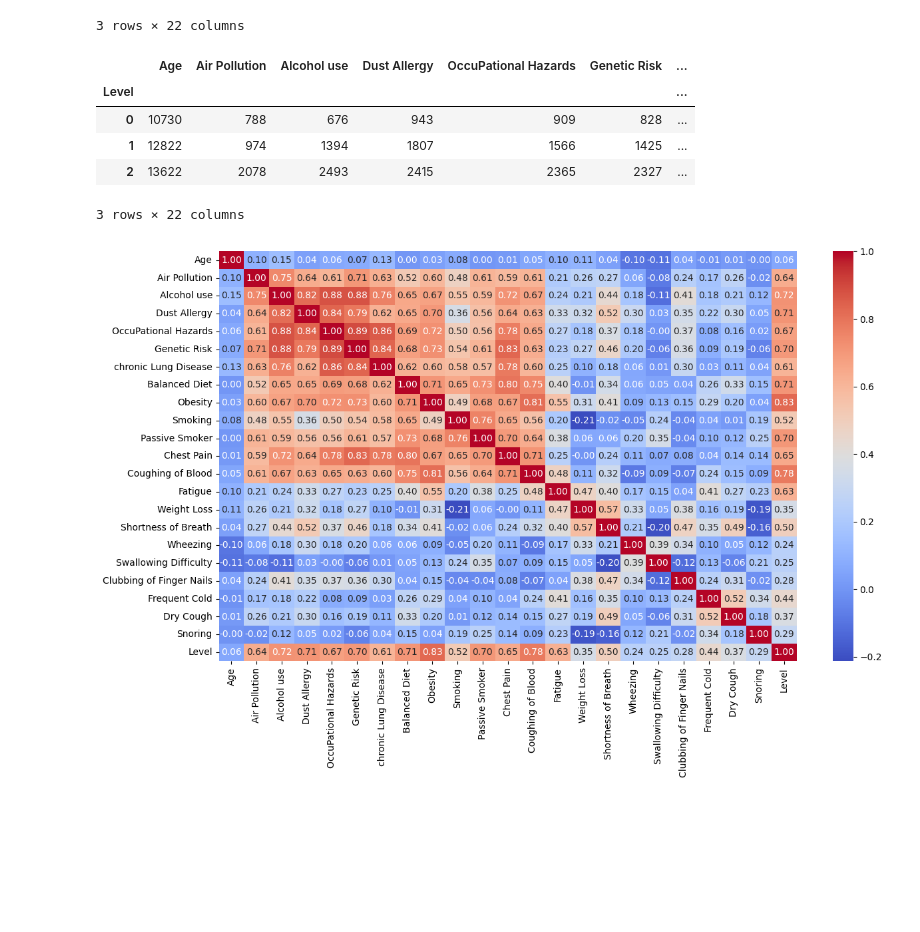
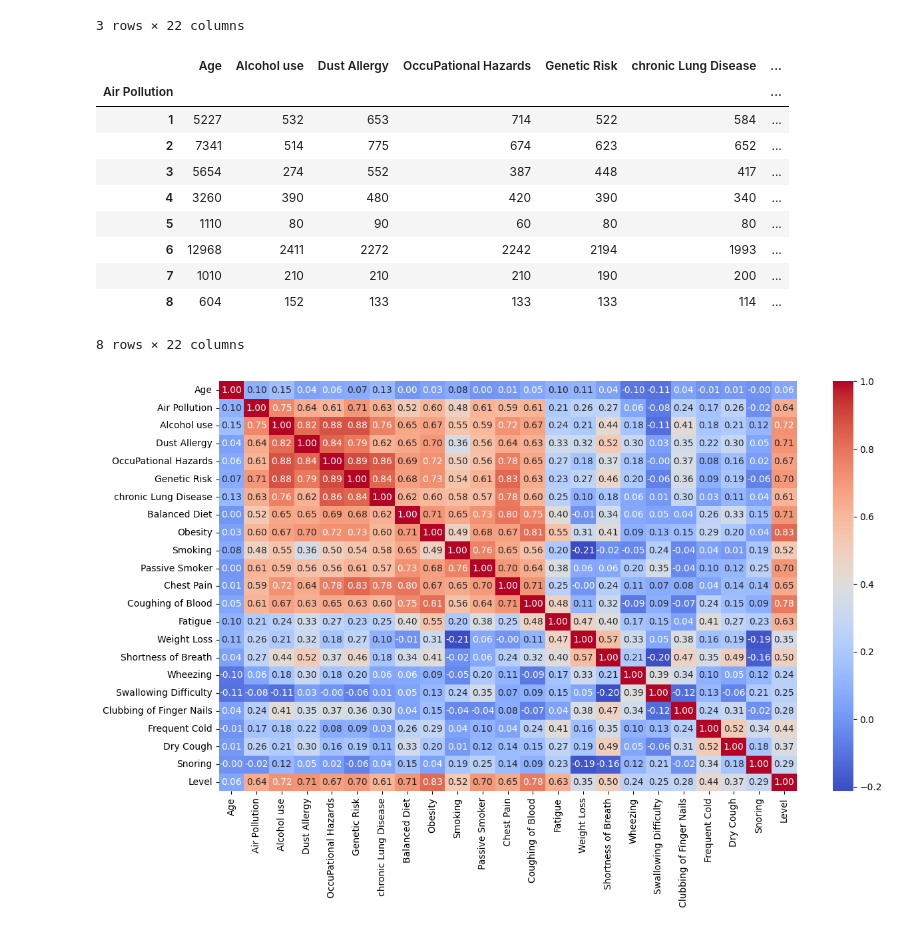
Before and after one commit to yhw1737/LungCancerPrediction, a Jupyter notebook: cancer.ipynb, the cells around one changed output. Cells and saved outputs as stored; diff of their text form; code cells hidden in the pictures; blank space fills up the shorter version.

```diff
--- a/cancer.ipynb
+++ b/cancer.ipynb
@@ -48,14 +49,19 @@ df.groupby('Level').var()
 | 2 | 115.009604 | 1.625365 | 1.339199 | 0.841487 | 0.964549 | 0.674665 | ... |
 3 rows × 22 columns
 # %%
-df.groupby('Level').sum()
+df.groupby('Air Pollution').sum()
 # %% [output]
-|  | Age | Air Pollution | Alcohol use | Dust Allergy | OccuPational Hazards | Genetic Risk | ... |
-| Level |  |  |  |  |  |  | ... |
-| 0 | 10730 | 788 | 676 | 943 | 909 | 828 | ... |
-| 1 | 12822 | 974 | 1394 | 1807 | 1566 | 1425 | ... |
-| 2 | 13622 | 2078 | 2493 | 2415 | 2365 | 2327 | ... |
+|  | Age | Alcohol use | Dust Allergy | OccuPational Hazards | Genetic Risk | chronic Lung Disease | ... |
+| Air Pollution |  |  |  |  |  |  | ... |
+| 1 | 5227 | 532 | 653 | 714 | 522 | 584 | ... |
+| 2 | 7341 | 514 | 775 | 674 | 623 | 652 | ... |
+| 3 | 5654 | 274 | 552 | 387 | 448 | 417 | ... |
+| 4 | 3260 | 390 | 480 | 420 | 390 | 340 | ... |
+| 5 | 1110 | 80 | 90 | 60 | 80 | 80 | ... |
+| 6 | 12968 | 2411 | 2272 | 2242 | 2194 | 1993 | ... |
+| 7 | 1010 | 210 | 210 | 210 | 190 | 200 | ... |
+| 8 | 604 | 152 | 133 | 133 | 133 | 114 | ... |
-3 rows × 22 columns
+8 rows × 22 columns
 # %%
 fig = plt.figure(figsize=(14, 8))
 corr = df.corr()
```
Also changed, not shown: parts of 2 cells of this notebook, 2 other files.
